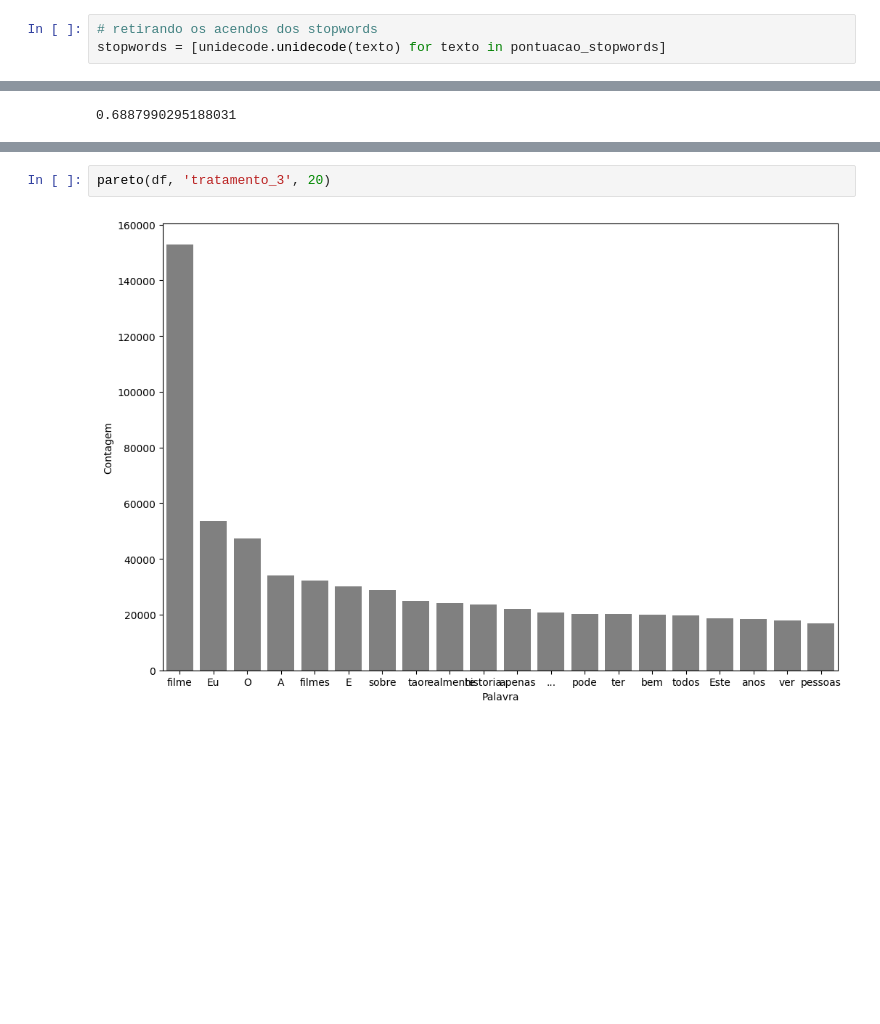
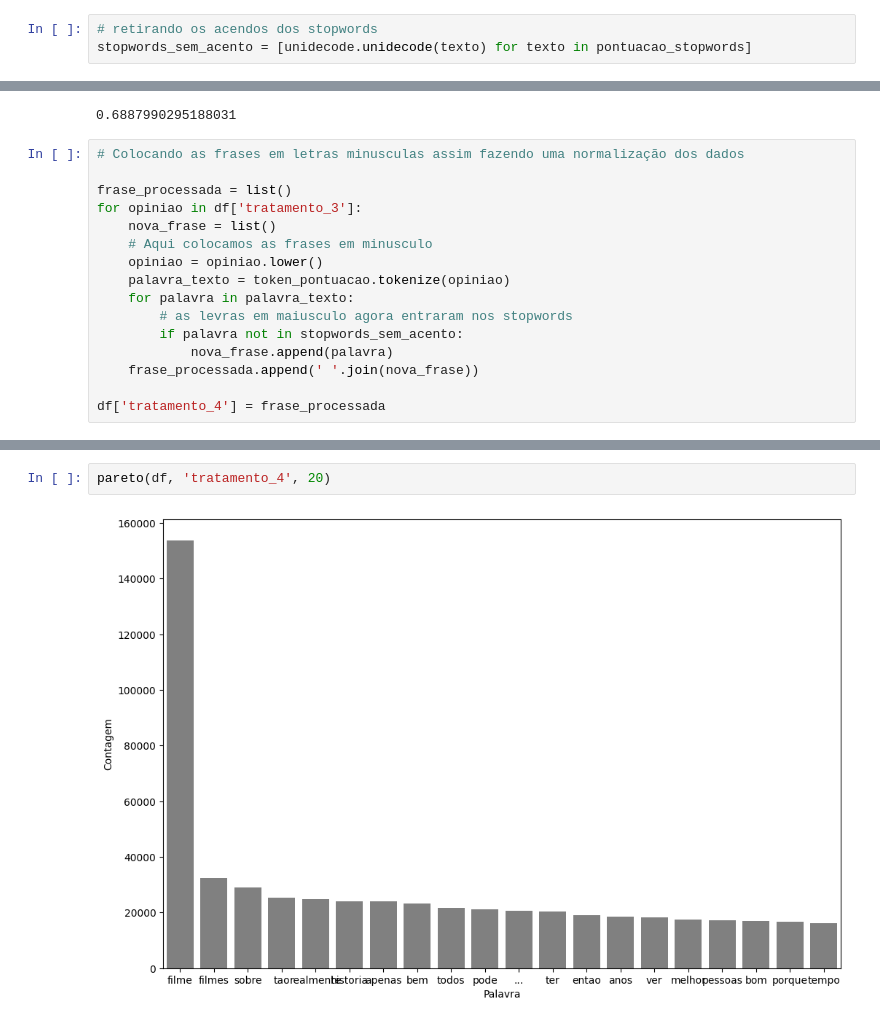
Before and after one commit to rodrigofer89/NLP, a Jupyter notebook: NLP_IMDB/IMDB.ipynb, the cells around one changed output, grey strips where cells are left out. Cells and saved outputs as stored; diff of their text form; blank space fills up the shorter version.

```diff
--- a/NLP_IMDB/IMDB.ipynb
+++ b/NLP_IMDB/IMDB.ipynb
@@ -313,7 +313,7 @@ import unidecode
 sem_acentos = [unidecode.unidecode(texto) for texto in df['tratamento_2']]
 # %%
 # retirando os acendos dos stopwords
-stopwords = [unidecode.unidecode(texto) for texto in pontuacao_stopwords]
+stopwords_sem_acento = [unidecode.unidecode(texto) for texto in pontuacao_stopwords]
 # %%
 df['tratamento_3'] = sem_acentos
 
@@ -340,3 +340,19 @@ df.head()
 classificar_texto(df, 'tratamento_3', 'classificacao')
 # %% [output]
 0.6887990295188031
+# %%
+# Colocando as frases em letras minusculas assim fazendo uma normalização dos dados
+
+frase_processada = list()
+for opiniao in df['tratamento_3']:
+    nova_frase = list()
+    # Aqui colocamos as frases em minusculo
+    opiniao = opiniao.lower()
+    palavra_texto = token_pontuacao.tokenize(opiniao)
+    for palavra in palavra_texto:
+        # as levras em maiusculo agora entraram nos stopwords
+        if palavra not in stopwords_sem_acento:
+            nova_frase.append(palavra)
+    frase_processada.append(' '.join(nova_frase))
+
+df['tratamento_4'] = frase_processada
@@ -343,4 +374,4 @@ classificar_texto(df, 'tratamento_3', 'classificacao')
 # %%
-pareto(df, 'tratamento_3', 20)
+pareto(df, 'tratamento_4', 20)
 # %% [output]
-[figure, old version]
+[figure, new version]
```
Also changed, not shown: parts of 10 cells of this notebook.
